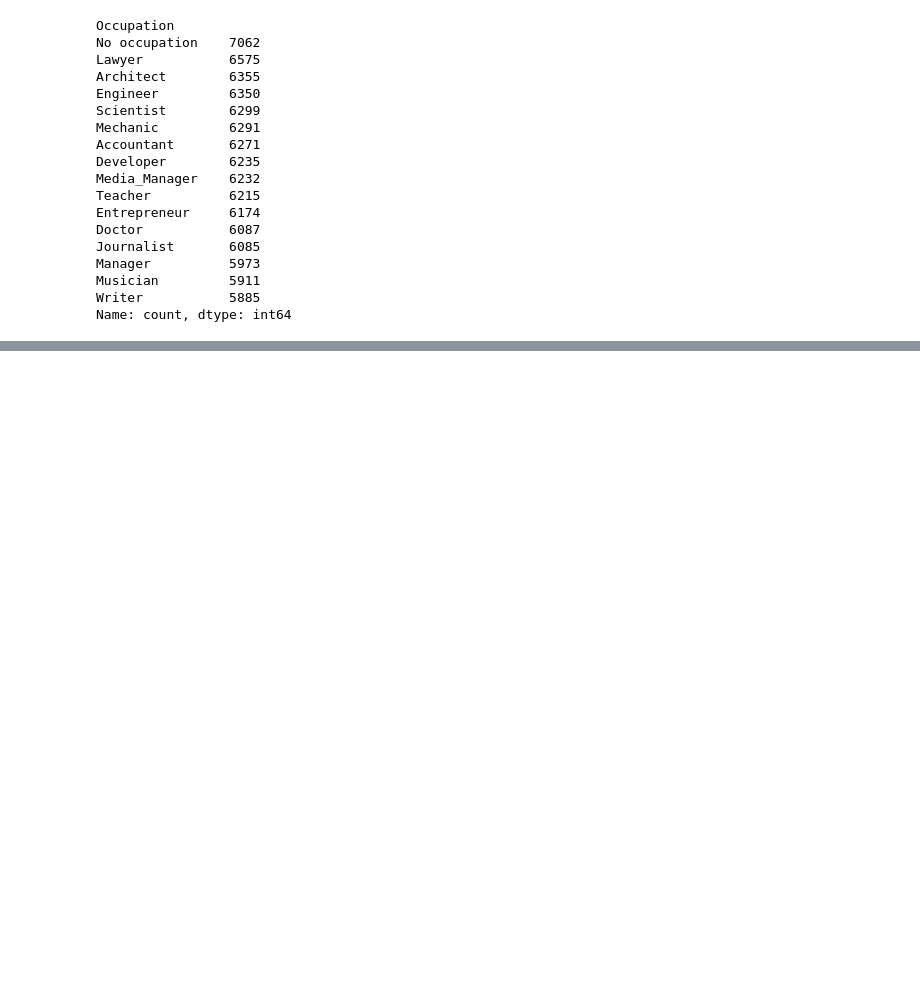
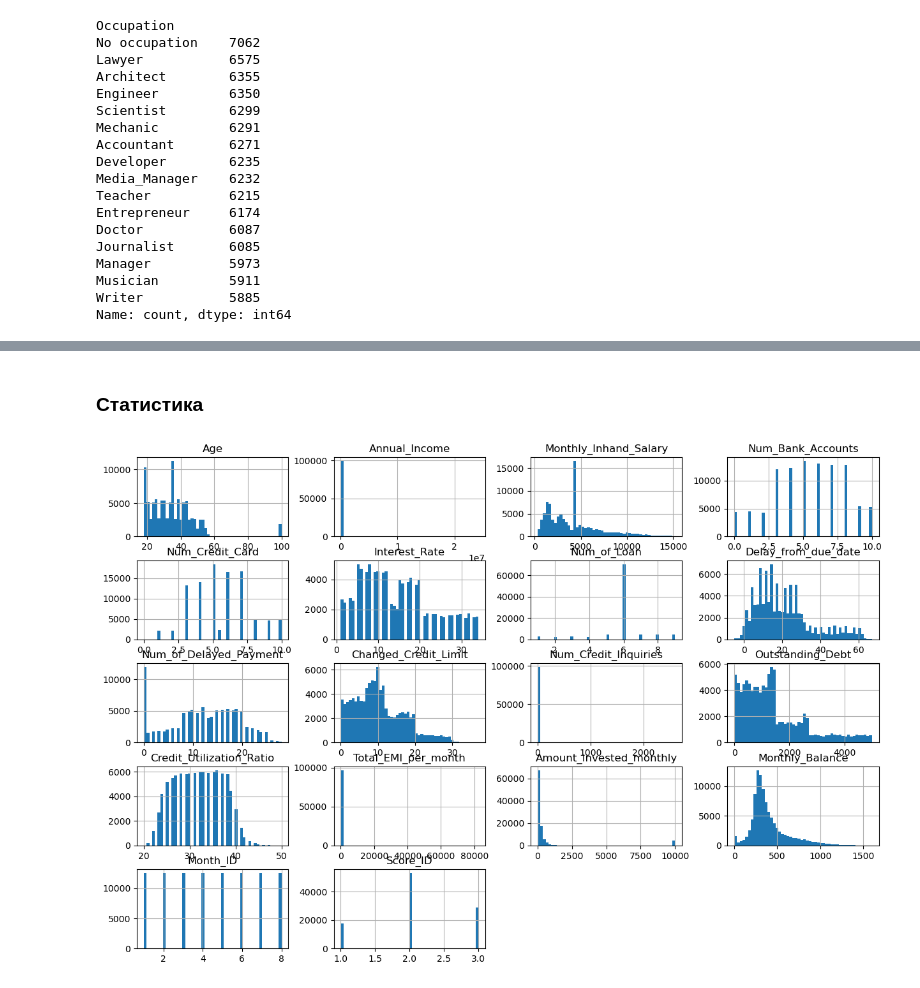
Before and after one commit to Kasilnur/Machine_learning, a Jupyter notebook: Machine_learning/Каскинбаев Ильнур Credit Score Classification Secrets.ipynb, the cells around one changed output, grey strips where cells are left out. Saved outputs shown, nothing was run; the diff lists cells and outputs as text; code cells hidden in the pictures; blank space fills up the shorter version.

```diff
--- a/Machine_learning/Каскинбаев Ильнур Credit Score Classification Secrets.ipynb
+++ b/Machine_learning/Каскинбаев Ильнур Credit Score Classification Secrets.ipynb
@@ -290,0 +664,2 @@ dtype: int64
+# %%
+df_train.Amount_invested_monthly = df_train.Amount_invested_monthly.map(to_int_fnumber)
@@ -290,0 +678,4 @@ dtype: int64
+# %%
+# Заменим пустые значения на 0
+df_train.Amount_invested_monthly = df_train.Amount_invested_monthly.fillna(0)
+df_train.Amount_invested_monthly.describe()
@@ -290,0 +717,3 @@ dtype: int64
+# %%
+df_train.Payment_Behaviour = df_train.Payment_Behaviour.replace("!@9#%8", "Undefined")
+df_train.loc[df_train.Payment_Behaviour == "!@9#%8", ["Payment_Behaviour"]].count()
@@ -290,0 +750,5 @@ dtype: int64
+# %%
+df_train.Monthly_Balance = df_train.Monthly_Balance.replace("_","", regex=True)
+df_train.Monthly_Balance = df_train.Monthly_Balance.fillna(0)
+df_train.Monthly_Balance = df_train.Monthly_Balance.map(to_int_fnumber)
+df_train.Monthly_Balance = df_train.Monthly_Balance.map(to_own)
@@ -290,0 +807,6 @@ dtype: int64
+# %% [markdown]
+### Статистика
+# %%
+df_train.hist(figsize = (15,10), bins = 50);
+# %% [output]
+[figure, added]
```
Also changed, not shown: parts of 135 cells of this notebook.
